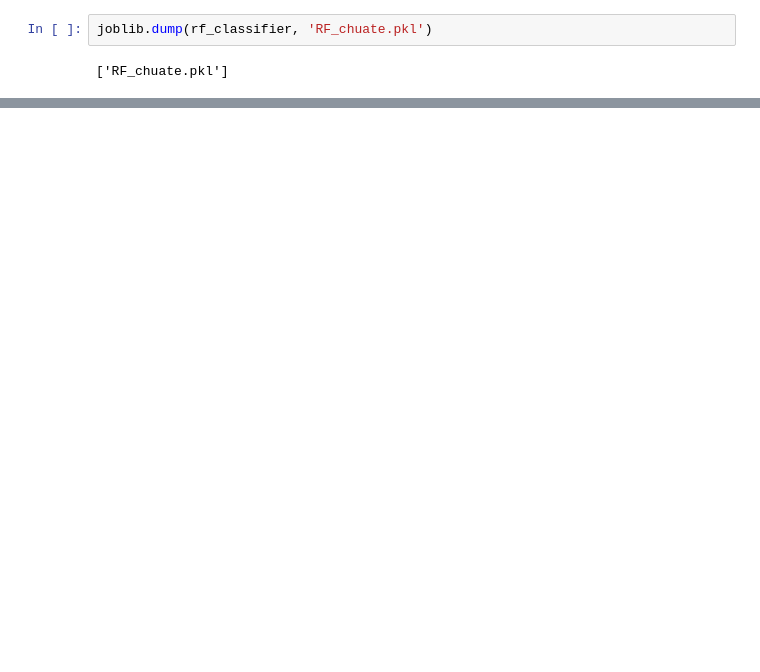
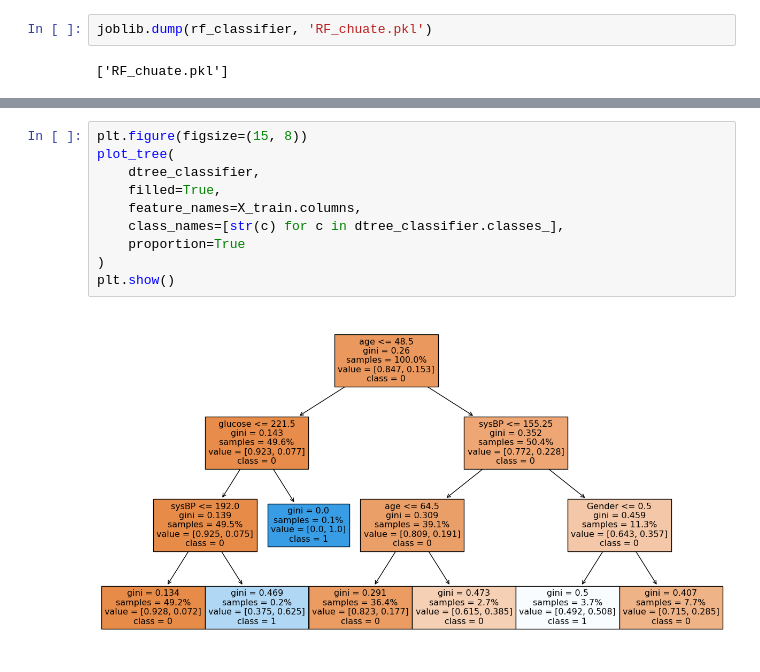
Before and after one commit to iampkn/Data-mining, a Jupyter notebook: heart-attack-classification.ipynb, the cells around one changed output, grey strips where cells are left out. Cells and saved outputs as stored; diff of their text form; blank space fills up the shorter version.

```diff
--- a/heart-attack-classification.ipynb
+++ b/heart-attack-classification.ipynb
@@ -148,0 +172,12 @@ plt.show()
+# %%
+plt.figure(figsize=(15, 8))
+plot_tree(
+    dtree_classifier,
+    filled=True,
+    feature_names=X_train.columns,
+    class_names=[str(c) for c in dtree_classifier.classes_],
+    proportion=True
+)
+plt.show()
+# %% [output]
+[figure, added]
```
Also changed, not shown: parts of 25 cells of this notebook, 2 other files.
